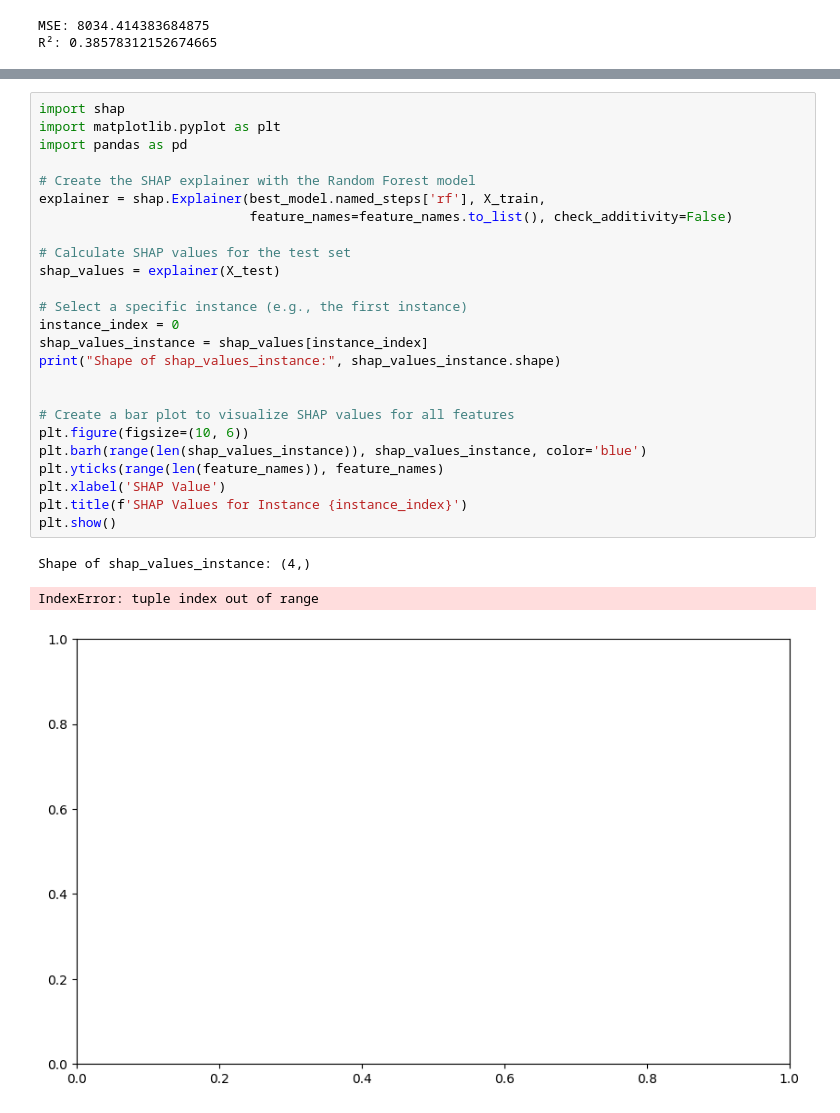
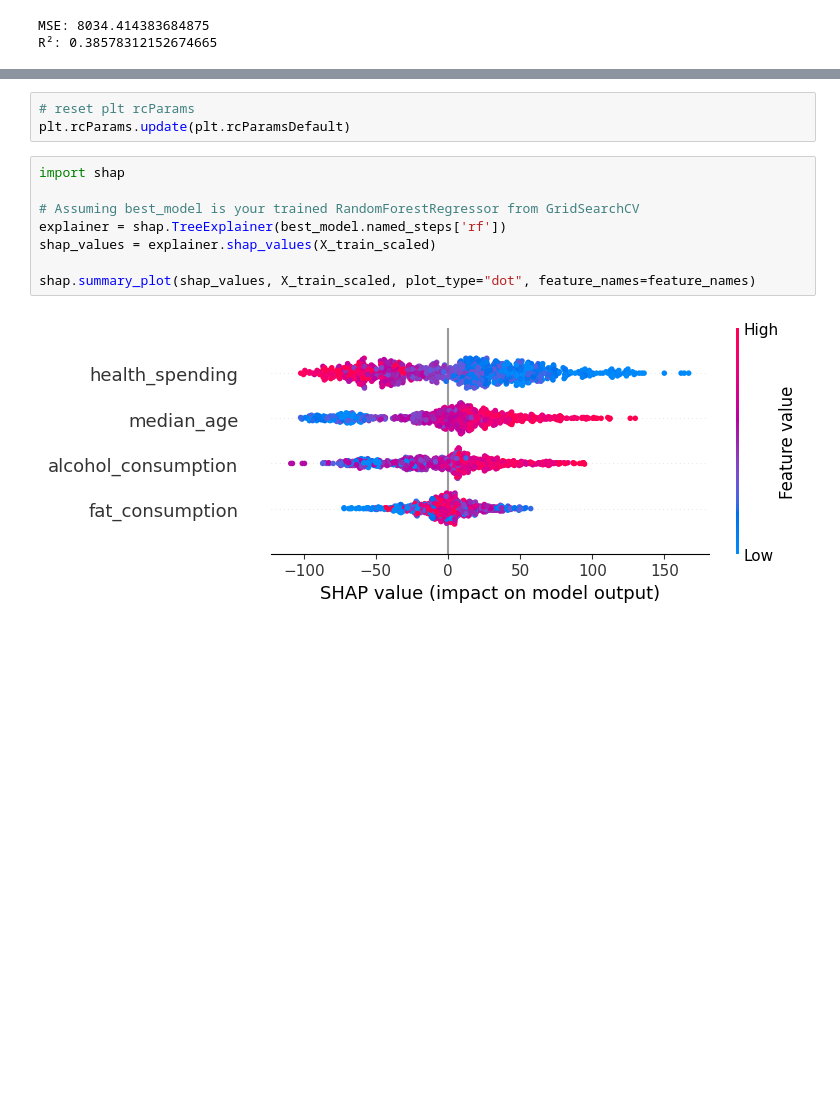
Before and after one commit to sykoravojtech/IHD_germany_2024, a Jupyter notebook: exp/exp_DK_002_IncidenceModel.ipynb, the cells around one changed output, grey strips where cells are left out. Drawn from its saved outputs; the diff is of its cells as text; blank space fills up the shorter version.

```diff
--- a/exp/exp_DK_002_IncidenceModel.ipynb
+++ b/exp/exp_DK_002_IncidenceModel.ipynb
@@ -358,29 +363,13 @@ Best Random Forest R²: 0.8190102449379887
-# %%
-import shap
-import matplotlib.pyplot as plt
-import pandas as pd
-
-# Create the SHAP explainer with the Random Forest model
-explainer = shap.Explainer(best_model.named_steps['rf'], X_train,
-                           feature_names=feature_names.to_list(), check_additivity=False)
-
-# Calculate SHAP values for the test set
-shap_values = explainer(X_test)
-
-# Select a specific instance (e.g., the first instance)
-instance_index = 0
-shap_values_instance = shap_values[instance_index]
-print("Shape of shap_values_instance:", shap_values_instance.shape)
-
-
-# Create a bar plot to visualize SHAP values for all features
-plt.figure(figsize=(10, 6))
-plt.barh(range(len(shap_values_instance)), shap_values_instance, color='blue')
-plt.yticks(range(len(feature_names)), feature_names)
-plt.xlabel('SHAP Value')
-plt.title(f'SHAP Values for Instance {instance_index}')
-plt.show()
-# %% [output]
-Shape of shap_values_instance: (4,)
-IndexError: tuple index out of range
-[figure, removed]
+# %%
+# reset plt rcParams
+plt.rcParams.update(plt.rcParamsDefault)
+# %%
+import shap
+
+# Assuming best_model is your trained RandomForestRegressor from GridSearchCV
+explainer = shap.TreeExplainer(best_model.named_steps['rf'])
+shap_values = explainer.shap_values(X_train_scaled)
+
+shap.summary_plot(shap_values, X_train_scaled, plot_type="dot", feature_names=feature_names)
+# %% [output]
+[figure, added]
```
Also changed, not shown: parts of 2 cells of this notebook, 18 other files.
